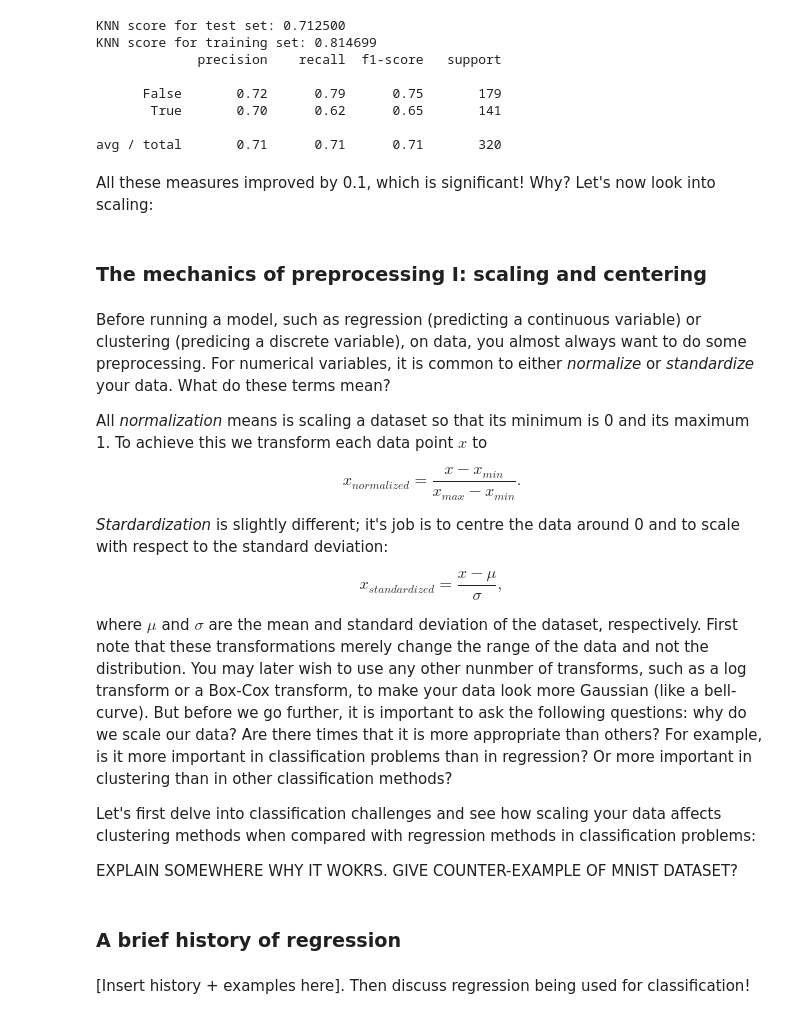
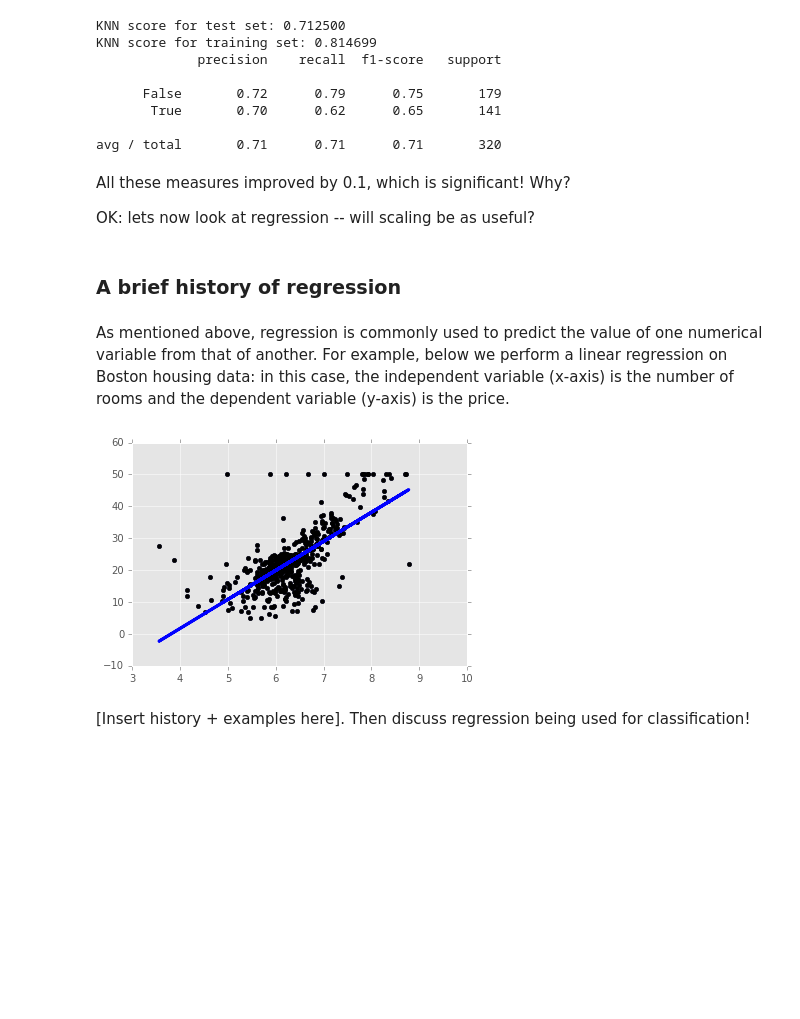
Before and after one commit to hugobowne/machine_learning_techniques, a Jupyter notebook: Preprocessing_note.ipynb, the cells around one changed output. Saved outputs shown, nothing was run; the diff lists cells and outputs as text; code cells hidden in the pictures; blank space fills up the shorter version.

Commit message:
working on regression notes

```diff
--- a/Preprocessing_note.ipynb
+++ b/Preprocessing_note.ipynb
@@ -110,27 +128,32 @@ KNN score for training set: 0.814699
 
 avg / total       0.71      0.71      0.71       320
 # %% [markdown]
-All these measures improved by 0.1, which is significant! Why? Let's now look into scaling:
+All these measures improved by 0.1, which is significant! Why?
+
+OK: lets now look at regression -- will scaling be as useful?
-# %% [markdown]
-### The mechanics of preprocessing I: scaling and centering
-# %% [markdown]
-Before running a model, such as regression (predicting a continuous variable) or clustering (predicing a discrete variable), on data, you almost always want to do some preprocessing. For numerical variables, it is common to either *normalize* or *standardize* your data. What do these terms mean?
-
-All *normalization* means is scaling a dataset so that its minimum is 0 and its maximum 1. To achieve this we transform each data point $x$ to
-
-$$x_{normalized} = \frac{x-x_{min}}{x_{max}-x_{min}}.$$
-
-*Stardardization* is slightly different; it's job is to centre the data around 0 and to scale with respect to the standard deviation:
-
-$$x_{standardized} = \frac{x-\mu}{\sigma},$$
-
-where $\mu$ and $\sigma$ are the mean and standard deviation of the dataset, respectively. First note that these transformations merely change the range of the data and not the distribution. You may later wish to use any other nunmber of transforms, such as a log transform or a Box-Cox transform, to make your data look more Gaussian (like a bell-curve). But before we go further, it is important to ask the following questions: why do we scale our data? Are there times that it is more appropriate than others? For example, is it more important in classification problems than in regression? Or more important in clustering than in other classification methods?
-
-Let's first delve into classification challenges and see how scaling your data affects clustering methods when compared with regression methods in classification problems:
-
-EXPLAIN SOMEWHERE WHY IT WOKRS. GIVE COUNTER-EXAMPLE OF MNIST DATASET?
 # %% [markdown]
 ### A brief history of regression
+# %% [markdown]
+As mentioned above, regression is commonly used to predict the value of one numerical variable from that of another. For example, below we perform a linear regression on Boston housing data: in this case, the independent variable (x-axis) is the number of rooms and the dependent variable (y-axis) is the price.
+# %%
+from sklearn import datasets
+from sklearn import linear_model
+import numpy as np
+boston = datasets.load_boston()
+y = boston.target.reshape(-1, 1)
+X = boston['data'][:,5].reshape(-1, 1)
+plt.scatter(X,y)
+# Create linear regression object
+regr = linear_model.LinearRegression()
+# Train the model using the training sets
+regr.fit( X, y)
+# Plot outputs
+plt.scatter(X, y,  color='black')
+plt.plot(X, regr.predict(X), color='blue',
+         linewidth=3)
+plt.show()
+# %% [output]
+[figure, added]
 # %% [markdown]
 [Insert history + examples here]. Then discuss regression being used for classification!
 # %% [markdown]
```
Also changed, not shown: parts of 6 cells of this notebook.
